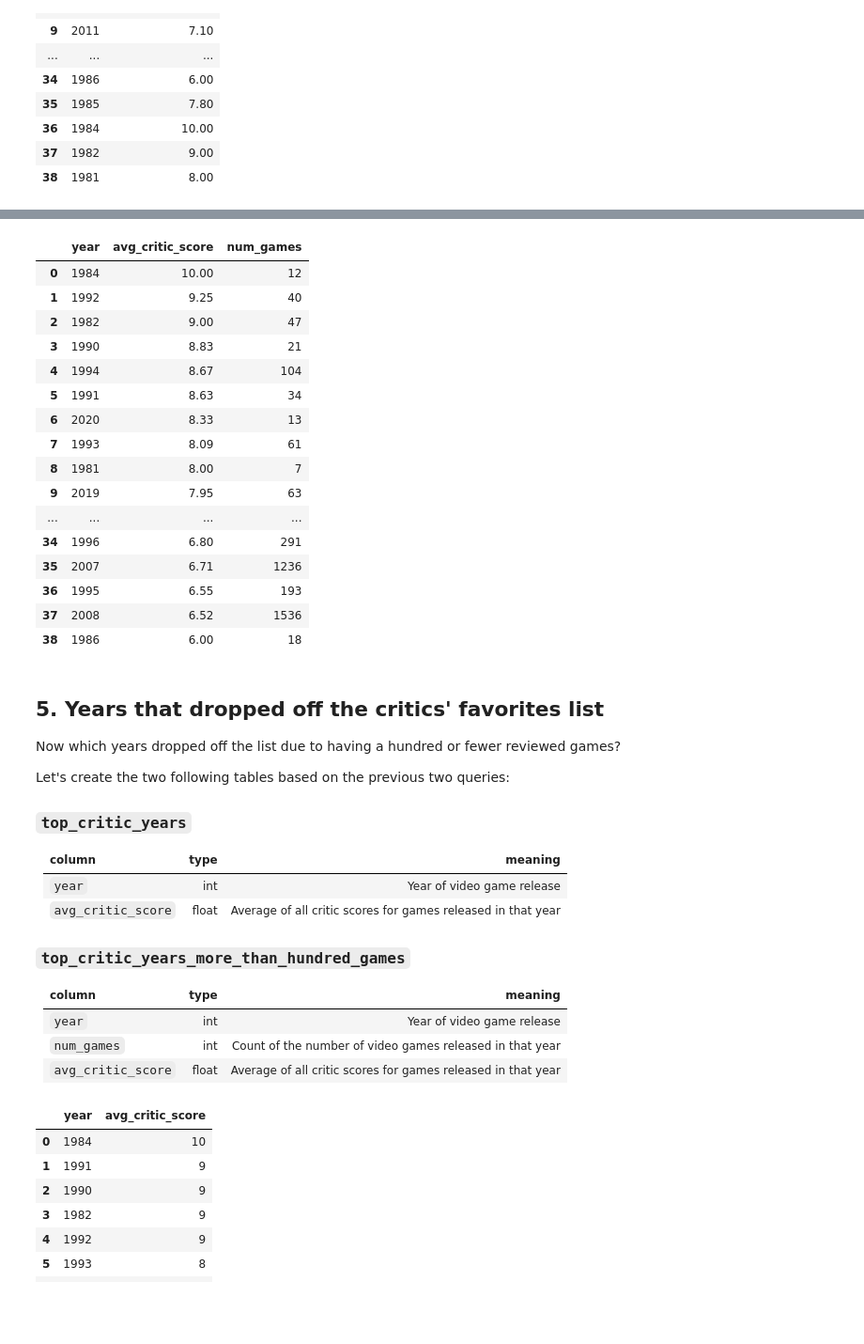
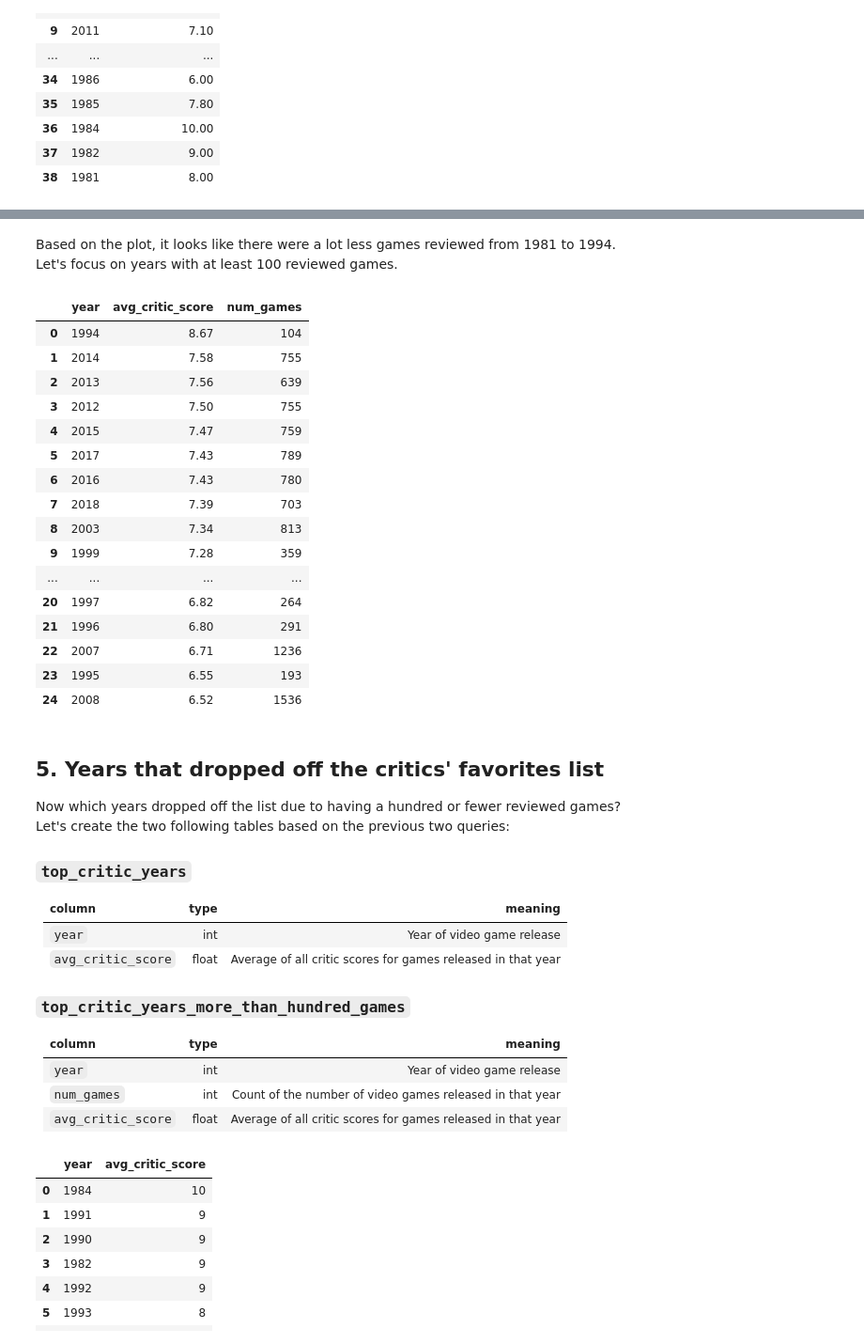
Before and after one commit to kbdv/videogame_sales, a Jupyter notebook: Python-SQL_BestVideoGames.ipynb, the cells around one changed output, grey strips where cells are left out. Shown: that part at 94% size. Cells and saved outputs as stored; diff of their text form; code cells hidden in the pictures; blank space fills up the shorter version.

```diff
--- a/Python-SQL_BestVideoGames.ipynb
+++ b/Python-SQL_BestVideoGames.ipynb
@@ -145,59 +170,45 @@ display(pd.read_sql(query2, con=e))
+# %% [markdown]
+Based on the plot, it looks like there were a lot less games reviewed from 1981 to 1994.<br>
+Let's focus on years with at least 100 reviewed games.
 # %%
-# Update the query to add a count of games released in each year called num_games
+# Let's update the query so that it only returns years that have more than 100 reviewed games
 
 query='''
-SELECT
-    year,
-    ROUND(AVG(critic_score), 2) AS avg_critic_score,
-    COUNT(game) AS num_games
-FROM reviews
-NATURAL JOIN game_sales
-GROUP BY year
-    HAVING AVG(critic_score) IS NOT NULL
-ORDER BY avg_critic_score DESC;
-'''
 
-
-# Now update the query so that it only returns years that have more than 100 reviewed games
-query2='''
-SELECT *
-FROM(
     SELECT
         year,
         ROUND(AVG(critic_score), 2) AS avg_critic_score,
         COUNT(game) AS num_games
     FROM reviews
     NATURAL JOIN game_sales
     GROUP BY year
         HAVING COUNT(game) > 100 AND AVG(critic_score) IS NOT NULL
     ORDER BY avg_critic_score DESC
-    )
-ORDER BY year DESC;
+
 '''
 
 display(pd.read_sql(query, con=e))
 # %% [output]
 |  | year | avg_critic_score | num_games |
-| 0 | 1984 | 10.00 | 12 |
-| 1 | 1992 | 9.25 | 40 |
-| 2 | 1982 | 9.00 | 47 |
-| 3 | 1990 | 8.83 | 21 |
-| 4 | 1994 | 8.67 | 104 |
-| 5 | 1991 | 8.63 | 34 |
-| 6 | 2020 | 8.33 | 13 |
-| 7 | 1993 | 8.09 | 61 |
-| 8 | 1981 | 8.00 | 7 |
-| 9 | 2019 | 7.95 | 63 |
+| 0 | 1994 | 8.67 | 104 |
+| 1 | 2014 | 7.58 | 755 |
+| 2 | 2013 | 7.56 | 639 |
+| 3 | 2012 | 7.50 | 755 |
+| 4 | 2015 | 7.47 | 759 |
+| 5 | 2017 | 7.43 | 789 |
+| 6 | 2016 | 7.43 | 780 |
+| 7 | 2018 | 7.39 | 703 |
+| 8 | 2003 | 7.34 | 813 |
+| 9 | 1999 | 7.28 | 359 |
 | ... | ... | ... | ... |
-| 34 | 1996 | 6.80 | 291 |
-| 35 | 2007 | 6.71 | 1236 |
-| 36 | 1995 | 6.55 | 193 |
-| 37 | 2008 | 6.52 | 1536 |
-| 38 | 1986 | 6.00 | 18 |
+| 20 | 1997 | 6.82 | 264 |
+| 21 | 1996 | 6.80 | 291 |
+| 22 | 2007 | 6.71 | 1236 |
+| 23 | 1995 | 6.55 | 193 |
+| 24 | 2008 | 6.52 | 1536 |
 # %% [markdown]
 ## 5. Years that dropped off the critics' favorites list
-<p>Now which years dropped off the list due to having a hundred or fewer reviewed games?</p>
-<p>Let's create the two following tables based on the previous two queries:</p>
+<p>Now which years dropped off the list due to having a hundred or fewer reviewed games?<br>Let's create the two following tables based on the previous two queries:</p>
 <h3 id="top_critic_years"><code>top_critic_years</code></h3>
 <table>
 <thead>
```
Also changed, not shown: parts of 8 cells of this notebook.
